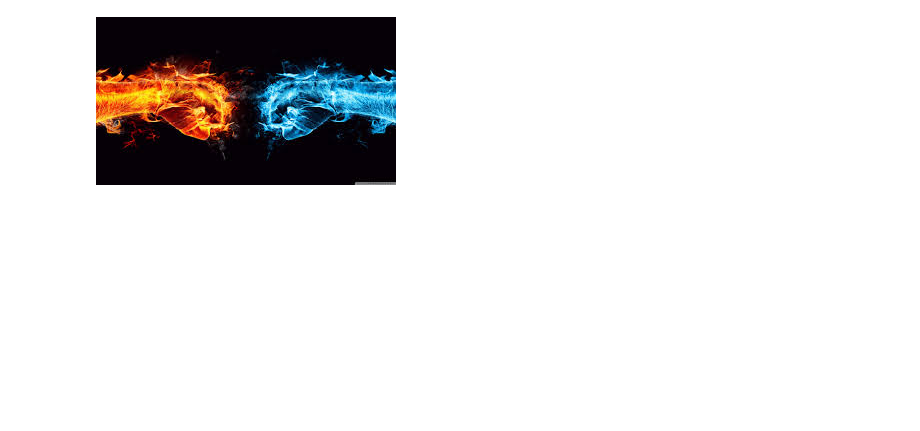
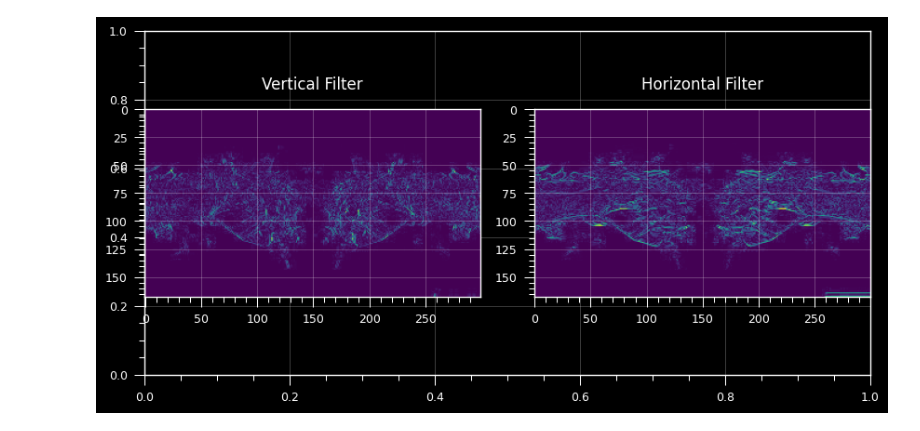
Before and after one commit to RohitMugalya/Learner-s-Garden, a Jupyter notebook: practice notebooks/image processing practise.ipynb, the cells around one changed output. Saved outputs shown, nothing was run; the diff lists cells and outputs as text; code cells hidden in the pictures; blank space fills up the shorter version.

Commit message:
Sucessfully experiemented vertical & horizontal filters

```diff
--- a/practice notebooks/image processing practise.ipynb
+++ b/practice notebooks/image processing practise.ipynb
@@ -5,4 +12,47 @@ img = Image.open(r"E:\HW files\Python Program Files\Image processing PIL program
 # %%
-img
+def vertical_filter(image):
+    img_arr = np.array(image, dtype=np.float32)
+
+    height, width = img_arr.shape
+    for h in range(height):
+        for w in range(width - 1):
+            img_arr[h, w] = abs(img_arr[h, w] - img_arr[h, w + 1])
+
+    return img_arr
+
+
+def horizontal_filter(image):
+    img_arr = np.array(image, dtype=np.float32)
+
+    height, width = img_arr.shape
+    for h in range(height - 1):
+        for w in range(width):
+            img_arr[h, w] = abs(img_arr[h, w] - img_arr[h + 1, w])
+
+    return img_arr
+
+
+def plot_filters(image, show=False, ret=False):
+    vf = vertical_filter(image)
+    hf = horizontal_filter(image)
+
+    if show:
+        Image.fromarray(vf).show()
+        Image.fromarray(hf).show()
+
+    fig, (ax1, ax2) = plt.subplots(1, 2)
+
+    ax1.imshow(vf)
+    ax2.imshow(hf)
+    ax1.set_title("Vertical Filter")
+    ax2.set_title("Horizontal Filter")
+
+    fig.set_size_inches(9, 4)
+    plt.tight_layout()
+
+    if ret:
+        return vf, hf
-# %% [output]
-[figure, removed]
+# %%
+plot_filters(fist)
+# %% [output]
+[figure, added]
```
Also changed, not shown: parts of 4 cells of this notebook.
